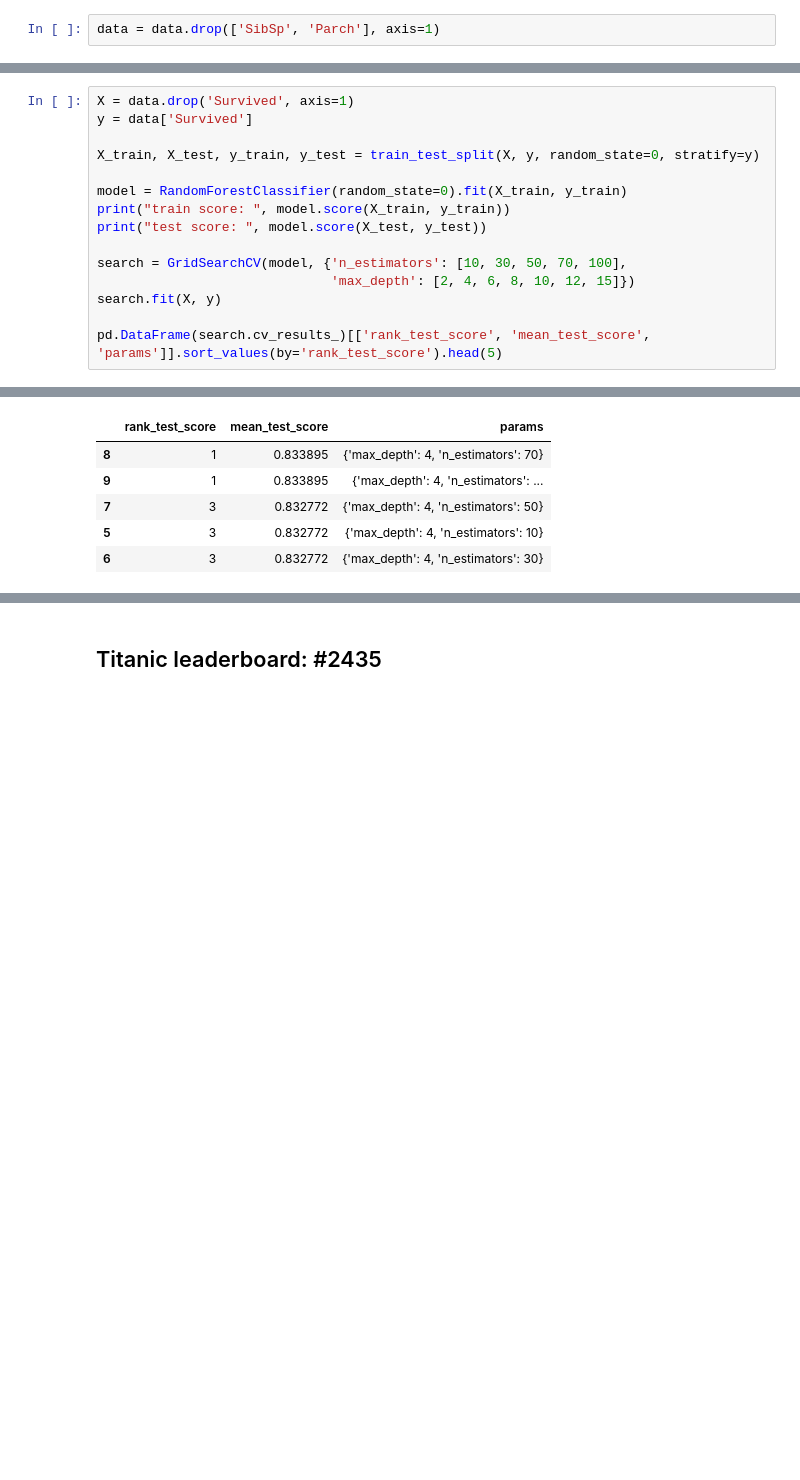
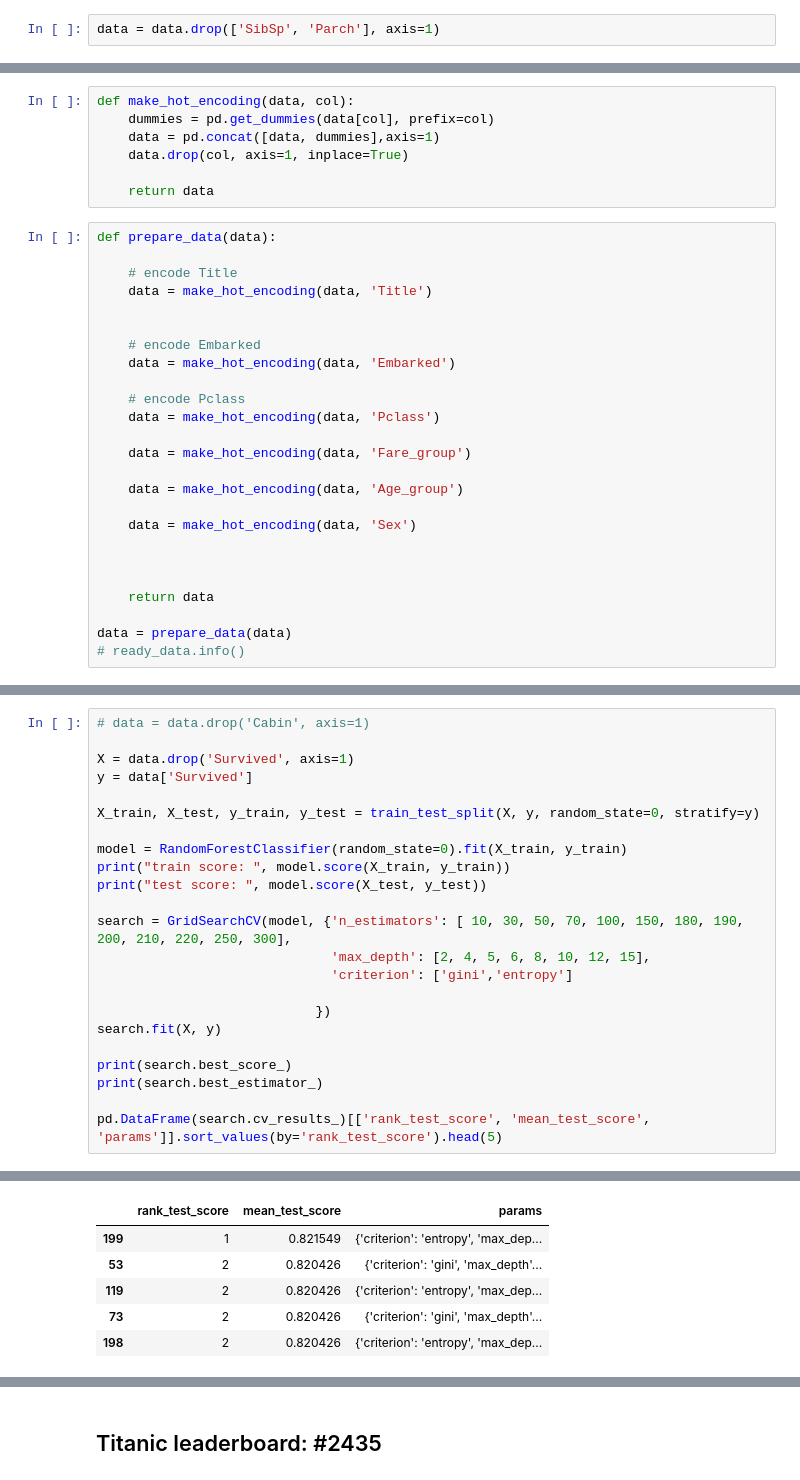
Before and after one commit to petarivanovv9/Machine-Learning-Course-FMI, a Jupyter notebook: titanic-more-exercise.ipynb, the cells around one changed output, grey strips where cells are left out. Cells and saved outputs as stored; diff of their text form; blank space fills up the shorter version.

```diff
--- a/02-hw-titanic-exercise.ipynb
+++ b/titanic-more-exercise.ipynb
@@ -517,0 +370,32 @@ data.head(2)
+# %%
+def make_hot_encoding(data, col):
+    dummies = pd.get_dummies(data[col], prefix=col)
+    data = pd.concat([data, dummies],axis=1)
+    data.drop(col, axis=1, inplace=True)
+
+    return data
+# %%
+def prepare_data(data):
+
+    # encode Title
+    data = make_hot_encoding(data, 'Title')
+
+
+    # encode Embarked
+    data = make_hot_encoding(data, 'Embarked')
+
+    # encode Pclass
+    data = make_hot_encoding(data, 'Pclass')
+
+    data = make_hot_encoding(data, 'Fare_group')
+
+    data = make_hot_encoding(data, 'Age_group')
+
+    data = make_hot_encoding(data, 'Sex')
+
+
+
+    return data
+
+data = prepare_data(data)
+# ready_data.info()
@@ -518,4 +424,6 @@ data.head(2)
 # %%
+# data = data.drop('Cabin', axis=1)
+
 X = data.drop('Survived', axis=1)
 y = data['Survived']
 
@@ -525,9 +433,15 @@ model = RandomForestClassifier(random_state=0).fit(X_train, y_train)
 print("train score: ", model.score(X_train, y_train))
 print("test score: ", model.score(X_test, y_test))
 
-search = GridSearchCV(model, {'n_estimators': [10, 30, 50, 70, 100],
-                              'max_depth': [2, 4, 6, 8, 10, 12, 15]})
+search = GridSearchCV(model, {'n_estimators': [ 10, 30, 50, 70, 100, 150, 180, 190, 200, 210, 220, 250, 300],
+                              'max_depth': [2, 4, 5, 6, 8, 10, 12, 15],
+                              'criterion': ['gini','entropy']
+
+                            })
 search.fit(X, y)
 
+print(search.best_score_)
+print(search.best_estimator_)
+
 pd.DataFrame(search.cv_results_)[['rank_test_score', 'mean_test_score', 'params']].sort_values(by='rank_test_score').head(5)
 # %% [output]
@@ -536,6 +457,6 @@ test score:  0.789237668161
 |  | rank_test_score | mean_test_score | params |
-| 8 | 1 | 0.833895 | {'max_depth': 4, 'n_estimators': 70} |
-| 9 | 1 | 0.833895 | {'max_depth': 4, 'n_estimators': ... |
-| 7 | 3 | 0.832772 | {'max_depth': 4, 'n_estimators': 50} |
-| 5 | 3 | 0.832772 | {'max_depth': 4, 'n_estimators': 10} |
-| 6 | 3 | 0.832772 | {'max_depth': 4, 'n_estimators': 30} |
+| 199 | 1 | 0.821549 | {'criterion': 'entropy', 'max_dep... |
+| 53 | 2 | 0.820426 | {'criterion': 'gini', 'max_depth'... |
+| 119 | 2 | 0.820426 | {'criterion': 'entropy', 'max_dep... |
+| 73 | 2 | 0.820426 | {'criterion': 'gini', 'max_depth'... |
+| 198 | 2 | 0.820426 | {'criterion': 'entropy', 'max_dep... |
```
Also changed, not shown: parts of 59 cells of this notebook, 3 other files.
